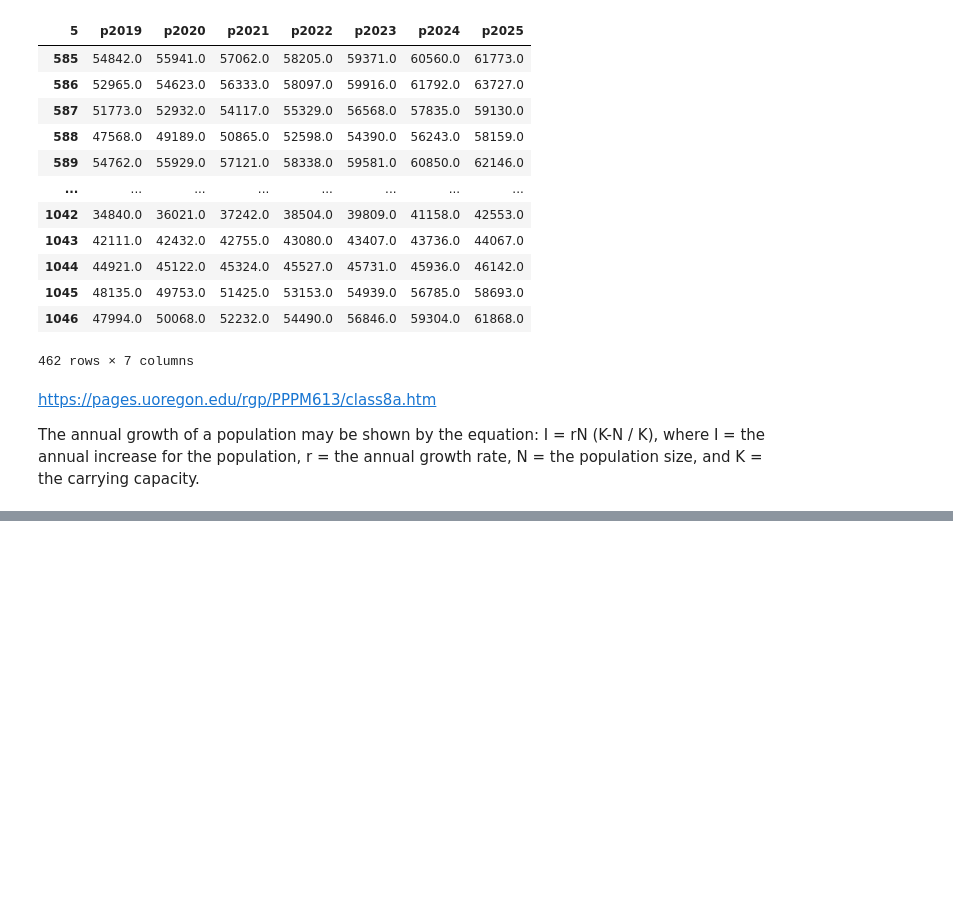
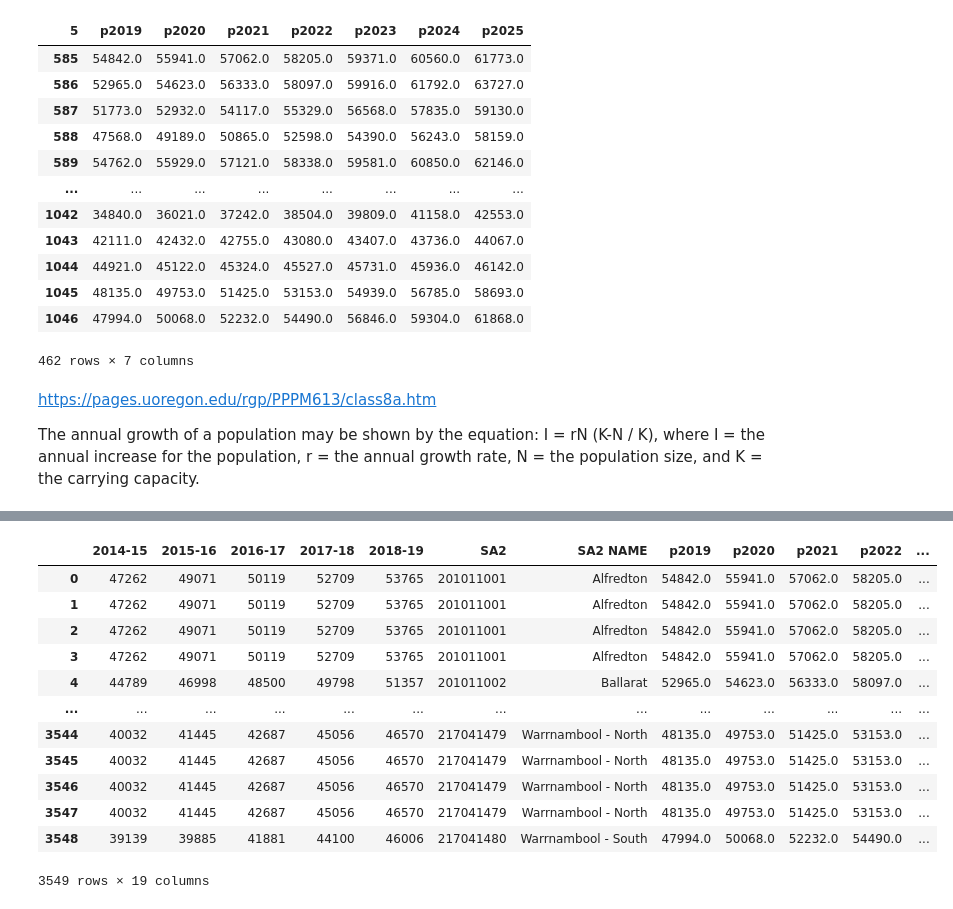
Before and after one commit to MAST30034-Applied-Data-Science/generic-real-estate-consulting-project-group-9, a Jupyter notebook: notebooks/income_prediction.ipynb, the cells around one changed output, grey strips where cells are left out. Saved outputs shown, nothing was run; the diff lists cells and outputs as text; code cells hidden in the pictures; blank space fills up the shorter version.

```diff
--- a/notebooks/income_prediction.ipynb
+++ b/notebooks/income_prediction.ipynb
@@ -186,0 +205,18 @@ df_income_2.to_csv('/Users/jia/Documents/GitHub/generic-real-estate-consulting-p
+# %%
+df = pd.merge(df_income, df_postcode, how="left", on ="SA2")
+
+df
+# %% [output]
+|  | 2014-15 | 2015-16 | 2016-17 | 2017-18 | 2018-19 | SA2 | SA2 NAME | p2019 | p2020 | p2021 | p2022 | ... |
+| 0 | 47262 | 49071 | 50119 | 52709 | 53765 | 201011001 | Alfredton | 54842.0 | 55941.0 | 57062.0 | 58205.0 | ... |
+| 1 | 47262 | 49071 | 50119 | 52709 | 53765 | 201011001 | Alfredton | 54842.0 | 55941.0 | 57062.0 | 58205.0 | ... |
+| 2 | 47262 | 49071 | 50119 | 52709 | 53765 | 201011001 | Alfredton | 54842.0 | 55941.0 | 57062.0 | 58205.0 | ... |
+| 3 | 47262 | 49071 | 50119 | 52709 | 53765 | 201011001 | Alfredton | 54842.0 | 55941.0 | 57062.0 | 58205.0 | ... |
+| 4 | 44789 | 46998 | 48500 | 49798 | 51357 | 201011002 | Ballarat | 52965.0 | 54623.0 | 56333.0 | 58097.0 | ... |
+| ... | ... | ... | ... | ... | ... | ... | ... | ... | ... | ... | ... | ... |
+| 3544 | 40032 | 41445 | 42687 | 45056 | 46570 | 217041479 | Warrnambool - North | 48135.0 | 49753.0 | 51425.0 | 53153.0 | ... |
+| 3545 | 40032 | 41445 | 42687 | 45056 | 46570 | 217041479 | Warrnambool - North | 48135.0 | 49753.0 | 51425.0 | 53153.0 | ... |
+| 3546 | 40032 | 41445 | 42687 | 45056 | 46570 | 217041479 | Warrnambool - North | 48135.0 | 49753.0 | 51425.0 | 53153.0 | ... |
+| 3547 | 40032 | 41445 | 42687 | 45056 | 46570 | 217041479 | Warrnambool - North | 48135.0 | 49753.0 | 51425.0 | 53153.0 | ... |
+| 3548 | 39139 | 39885 | 41881 | 44100 | 46006 | 217041480 | Warrnambool - South | 47994.0 | 50068.0 | 52232.0 | 54490.0 | ... |
+3549 rows × 19 columns
```
Also changed, not shown: parts of 3 cells of this notebook, 1 other file.
